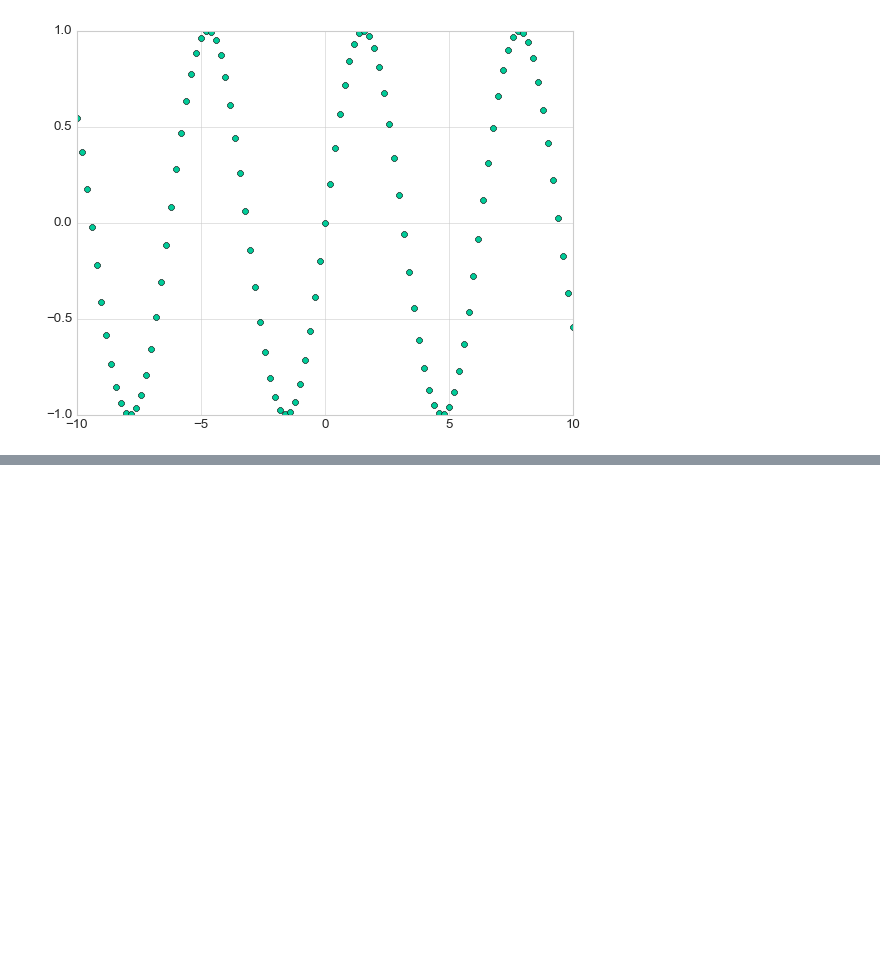
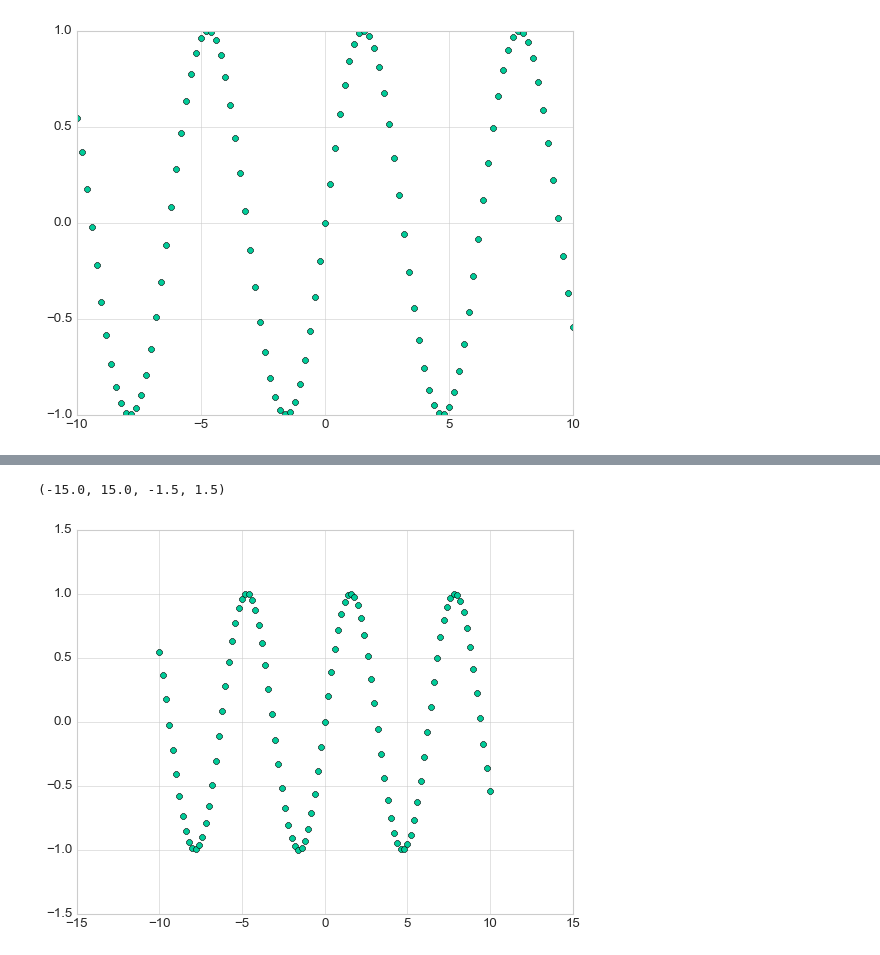
Before and after one commit to tzuzulcode/data_science_enero2022, a Jupyter notebook: Visualization/Introduction.ipynb, the cells around one changed output, grey strips where cells are left out. Drawn from its saved outputs; the diff is of its cells as text; code cells hidden in the pictures; blank space fills up the shorter version.

```diff
--- a/Visualization/Introduction.ipynb
+++ b/Visualization/Introduction.ipynb
@@ -97,0 +105,8 @@ ax.plot(x,np.sin(x),"8",color="#00CC99")
+# %%
+# Atajo:
+plt.plot(x,np.sin(x),"8",color="#00CC99")
+
+plt.axis([-15,15,-1.5,1.5])
+# %% [output]
+(-15.0, 15.0, -1.5, 1.5)
+[figure, added]
```
Also changed, not shown: parts of 16 cells of this notebook, 2 other files.
